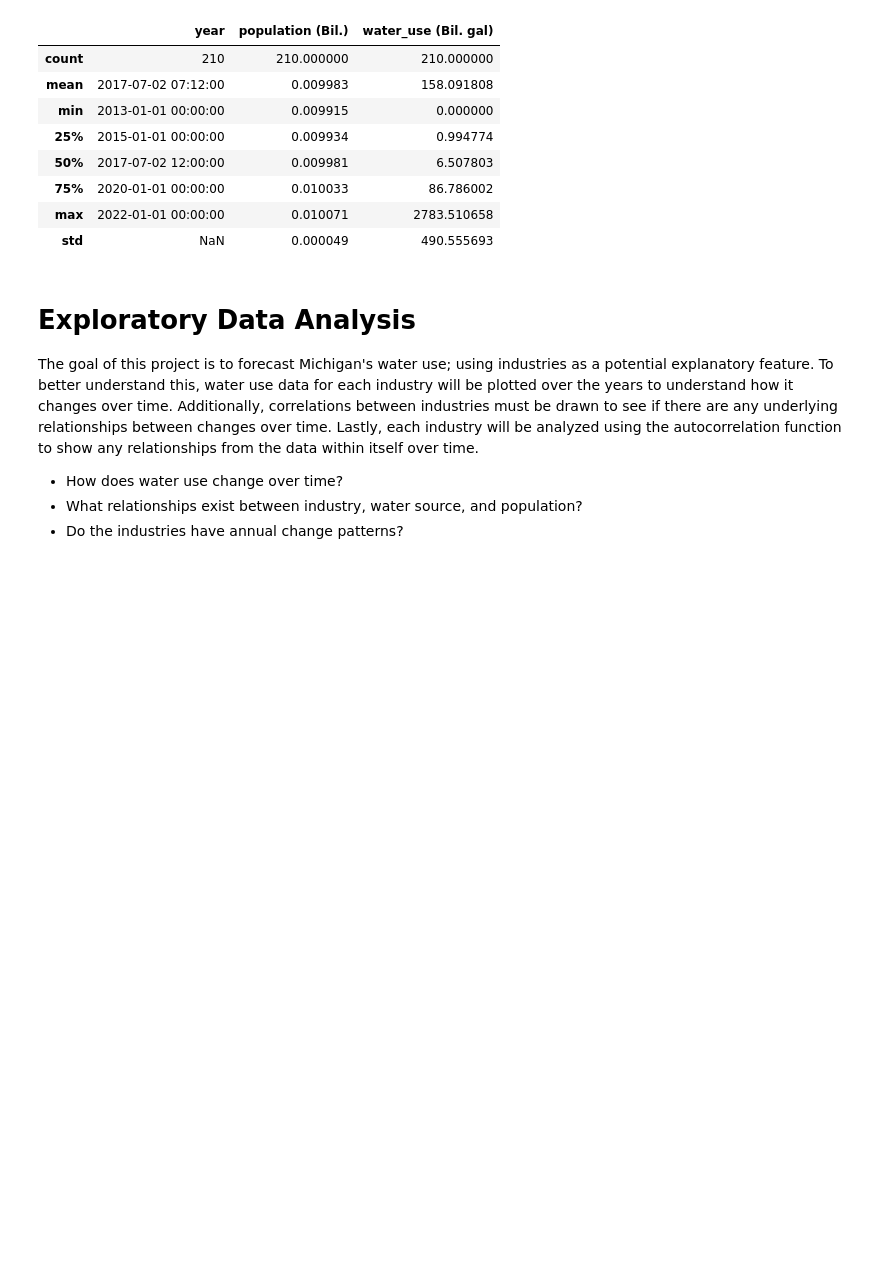
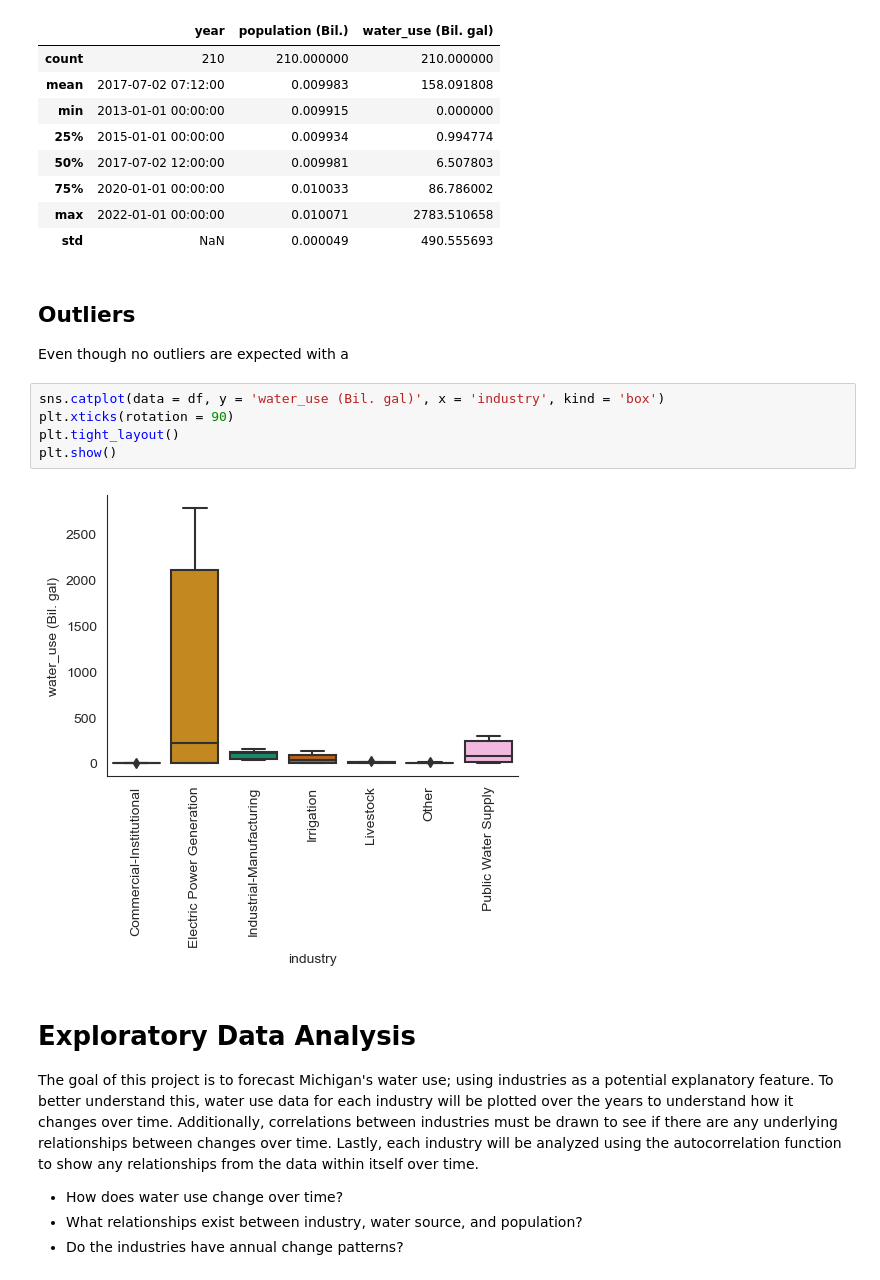
Before and after one commit to jpjavier23/michigan_water_use, a Jupyter notebook: michigan_water_use.ipynb, the cells around one changed output. Drawn from its saved outputs; the diff is of its cells as text; blank space fills up the shorter version.

```diff
--- a/michigan_water_use.ipynb
+++ b/michigan_water_use.ipynb
@@ -462,6 +462,17 @@ df.describe()
 | 75% | 2020-01-01 00:00:00 | 0.010033 | 86.786002 |
 | max | 2022-01-01 00:00:00 | 0.010071 | 2783.510658 |
 | std | NaN | 0.000049 | 490.555693 |
+# %% [markdown]
+## Outliers
+
+Even though no outliers are expected with a
+# %%
+sns.catplot(data = df, y = 'water_use (Bil. gal)', x = 'industry', kind = 'box')
+plt.xticks(rotation = 90)
+plt.tight_layout()
+plt.show()
+# %% [output]
+[figure, added]
 # %% [markdown]
 # Exploratory Data Analysis
 
```
Also changed, not shown: parts of 10 cells of this notebook.
